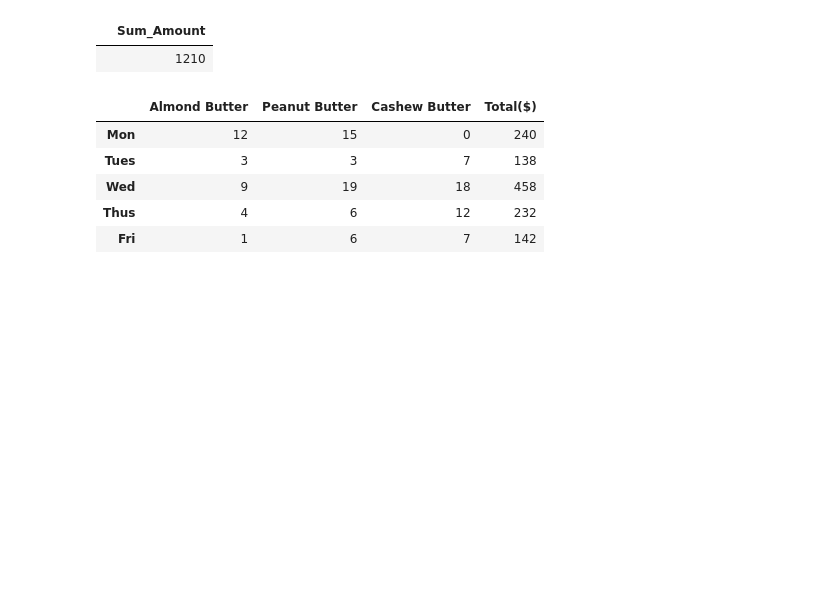
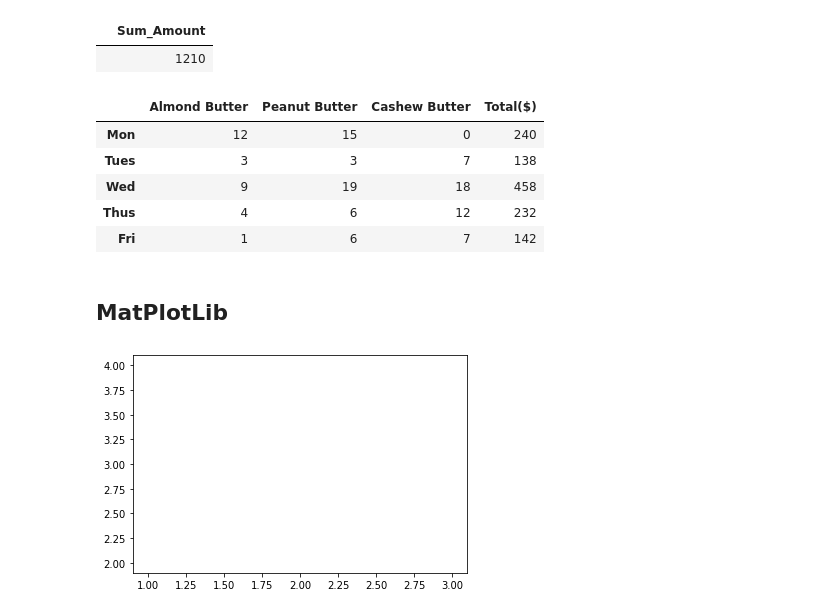
Before and after one commit to necromancer143/project, a Jupyter notebook: Pratyush/Untitled0.ipynb, the cells around one changed output. Cells and saved outputs as stored; diff of their text form; code cells hidden in the pictures; blank space fills up the shorter version.

```diff
--- a/Pratyush/Untitled0.ipynb
+++ b/Pratyush/Untitled0.ipynb
@@ -410,3 +410,6 @@ weekly_sales
 | Wed | 9 | 19 | 18 | 458 |
 | Thus | 4 | 6 | 12 | 232 |
 | Fri | 1 | 6 | 7 | 142 |
+# %% [markdown]
+**MatPlotLib**
+---
@@ -412,0 +421,4 @@ weekly_sales
+# %%
+plt.plot(1,2,3,4);
+# %% [output]
+[figure, added]
```
Also changed, not shown: parts of 3 cells of this notebook.
